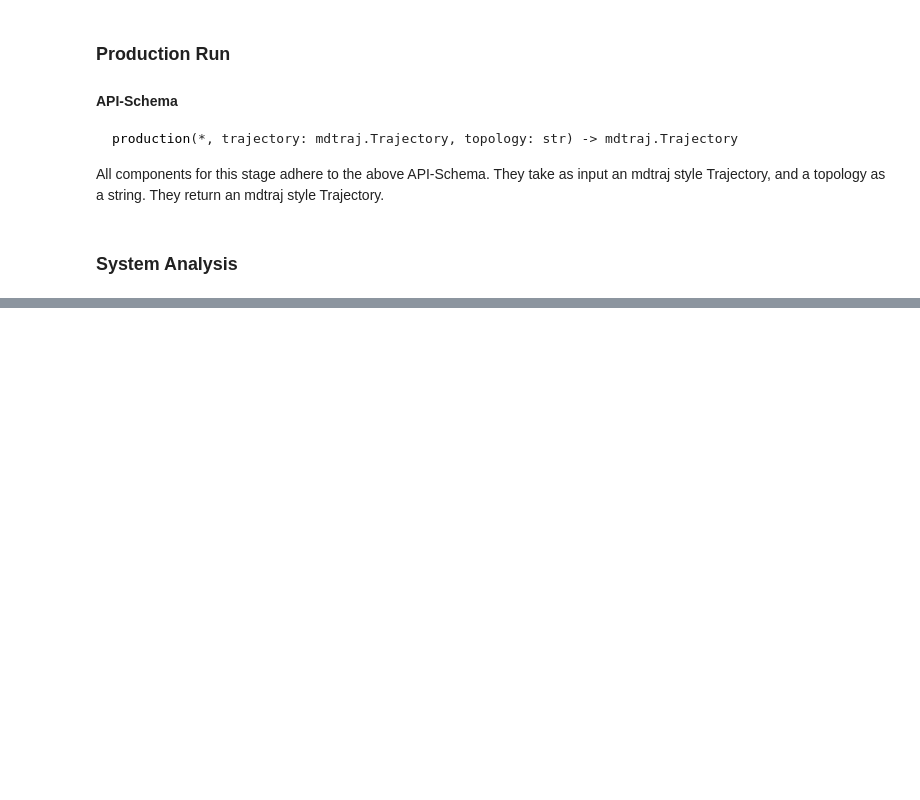
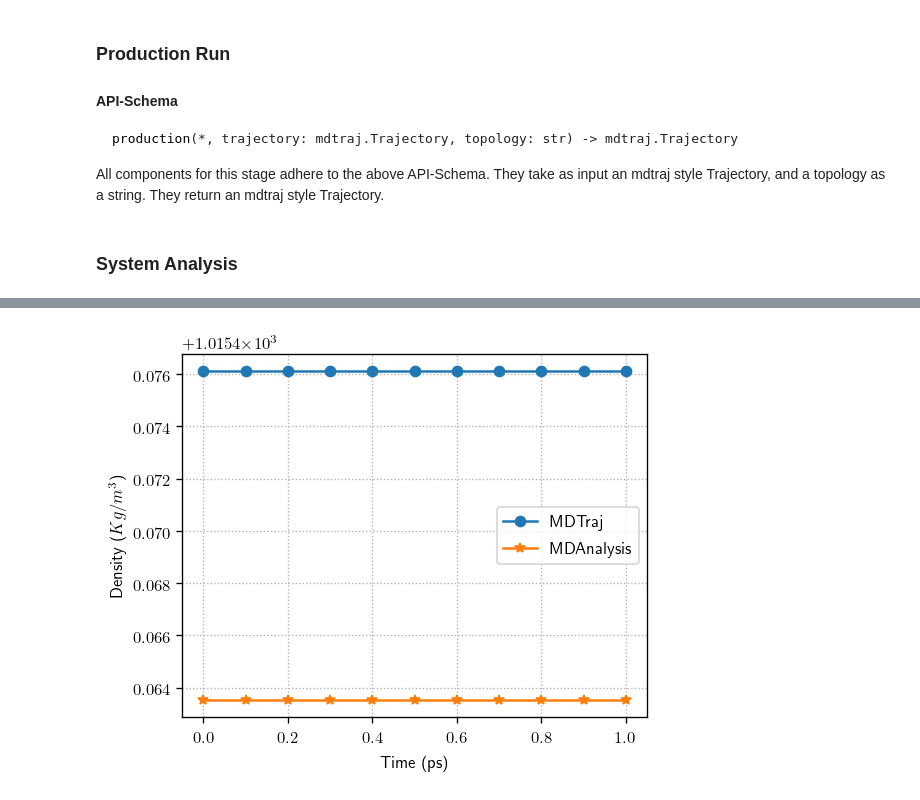
Before and after one commit to Lnaden/mminterconcept, a Jupyter notebook: mminterconcept_jupyter.ipynb, the cells around one changed output, grey strips where cells are left out. Saved outputs shown, nothing was run; the diff lists cells and outputs as text; code cells hidden in the pictures; blank space fills up the shorter version.

```diff
--- a/mminterconcept_jupyter.ipynb
+++ b/mminterconcept_jupyter.ipynb
@@ -151 +136,14 @@ plot_com(time_mdt, com_mdt[:,0], time_mda, com_mda[:,0])
+# %%
+# Compute system density with MDTraj
+time_mdt, den_mdt = mdtraj_den(trajectory)
+
+# Compute system density with MDAnalysis
+time_mda, den_mda = mda_den(trajectory)
+
+# Plot density as a function of time
+from mminterconcept.analysis import plot_den
+
+plot_den(time_mdt, den_mdt, time_mda, den_mda)
+# %% [output]
+[figure, added]
 # %%
```
Also changed, not shown: parts of 11 cells of this notebook.
